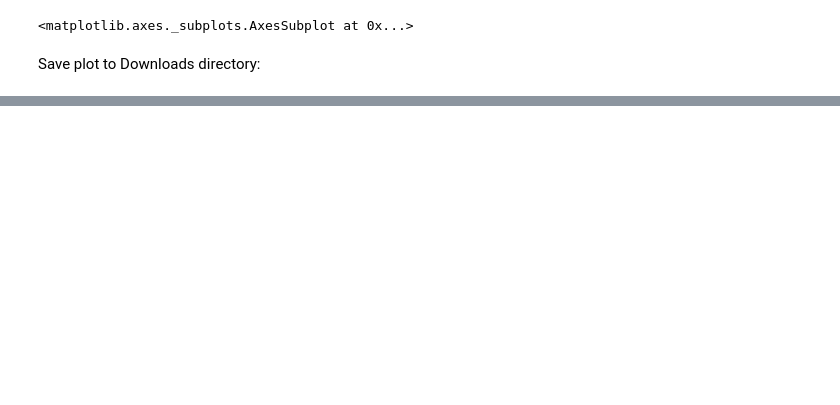
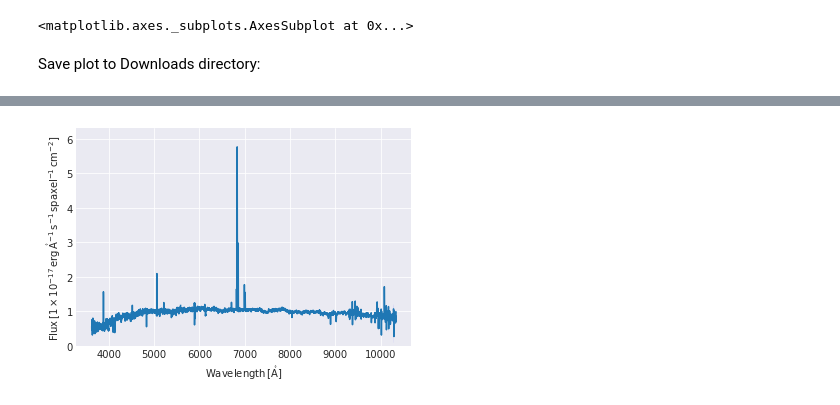
Before and after one commit to sdss/marvin, a Jupyter notebook: docs/sphinx/jupyter/first-steps.ipynb, the cells around one changed output, grey strips where cells are left out. Saved outputs shown, nothing was run; the diff lists cells and outputs as text; code cells hidden in the pictures; blank space fills up the shorter version.

```diff
--- a/docs/sphinx/jupyter/first-steps.ipynb
+++ b/docs/sphinx/jupyter/first-steps.ipynb
@@ -64,8 +57,8 @@ Let's load a cube from a local file. Start by specifying the full path and name
 # filename = '/Users/Brian/Work/Manga/redux/v1_5_1/8485/stack/manga-8485-1901-LOGCUBE.fits.gz'
 filename = 'path/to/manga/cube/manga-8485-1901-LOGCUBE.fits.gz'
 
-filename = '/Users/andrews/manga/spectro/redux/v1_5_1/8485/stack/manga-8485-1901-LOGCUBE.fits.gz'
-filename = '/Users/Brian/Work/Manga/redux/v1_5_1/8485/stack/manga-8485-1901-LOGCUBE.fits.gz'
+filename = '/Users/andrews/manga/spectro/redux/v2_3_1/8485/stack/manga-8485-1901-LOGCUBE.fits.gz'
+filename = '/Users/Brian/Work/Manga/redux/v2_3_1/8485/stack/manga-8485-1901-LOGCUBE.fits.gz'
 # %% [markdown]
 Create a Cube object:
 # %%
@@ -141,7 +131,7 @@ spax.spectrum.plot()
 Save plot to Downloads directory:
 # %%
 # To save the plot, we need to draw it in the same cell as the save command.
-spax.spectrum.plot()
+spax.flux.plot()
 
 import os
 plt.savefig(os.getenv('HOME') + '/Downloads/my-first-spectrum.png')
@@ -153,0 +142 @@ plt.savefig(os.getenv('HOME') + '/Downloads/my-first-spectrum.png')
+[figure, added]
```
Also changed, not shown: parts of 19 cells of this notebook, 3 other files.
